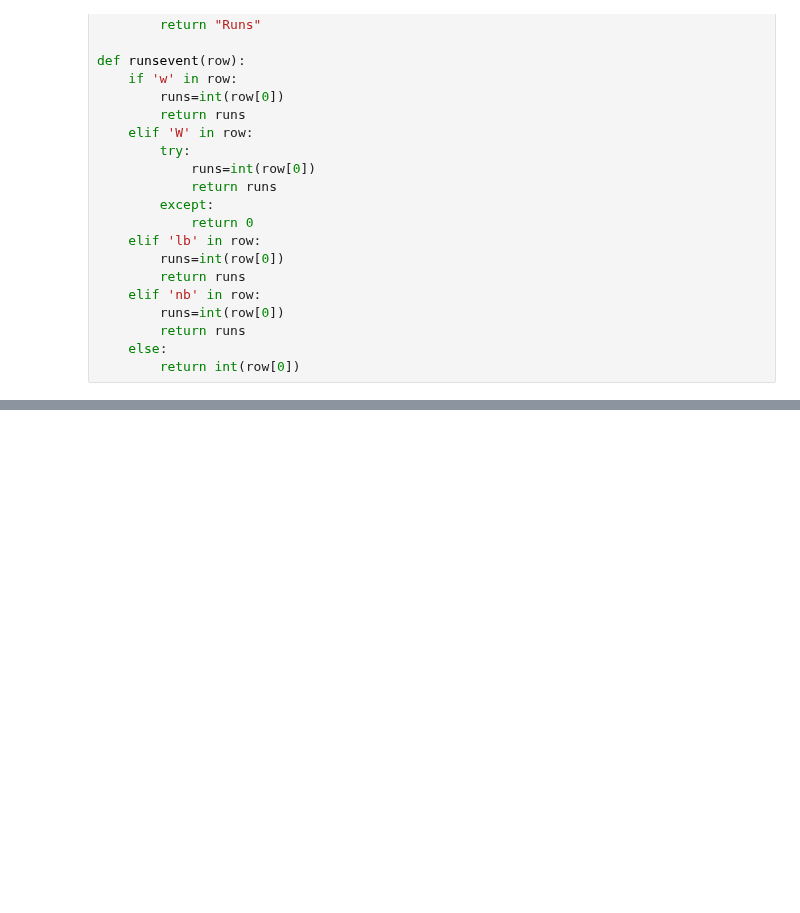
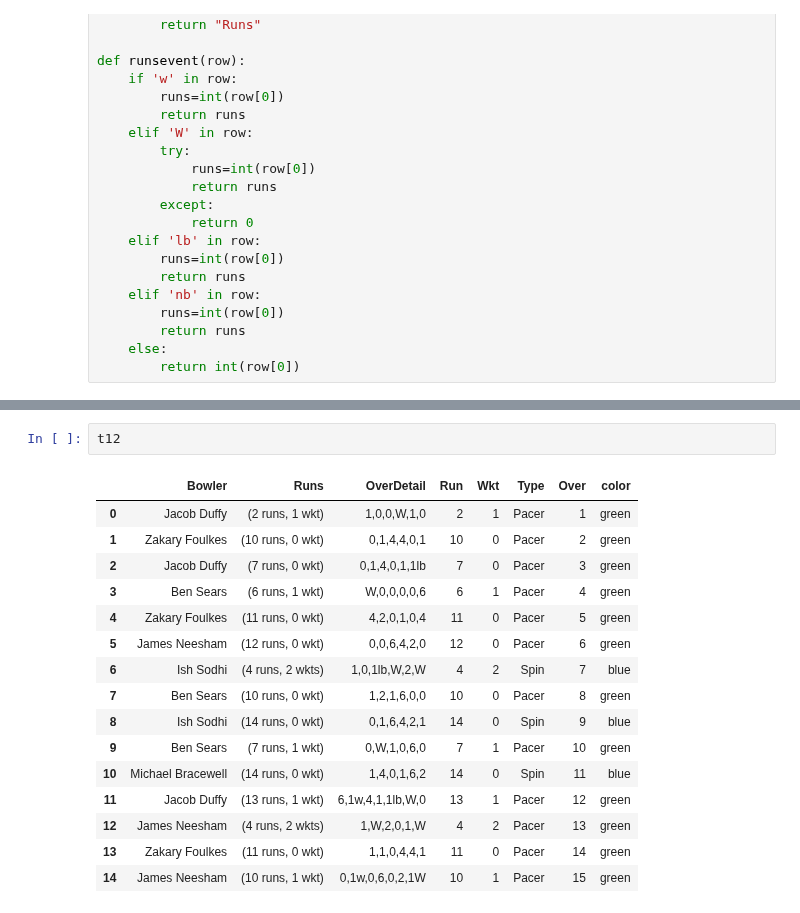
Before and after one commit to prakrist21/Python-File, a Jupyter notebook: Projects/Scraping Espncricinfo Selenium/dataframe.ipynb, the cells around one changed output, grey strips where cells are left out. Cells and saved outputs as stored; diff of their text form; blank space fills up the shorter version.

```diff
--- a/Projects/Scraping Espncricinfo Selenium/dataframe.ipynb
+++ b/Projects/Scraping Espncricinfo Selenium/dataframe.ipynb
@@ -188,0 +226,19 @@ t1detail.tail(25)
+# %%
+t12
+# %% [output]
+|  | Bowler | Runs | OverDetail | Run | Wkt | Type | Over | color |
+| 0 | Jacob Duffy | (2 runs, 1 wkt) | 1,0,0,W,1,0 | 2 | 1 | Pacer | 1 | green |
+| 1 | Zakary Foulkes | (10 runs, 0 wkt) | 0,1,4,4,0,1 | 10 | 0 | Pacer | 2 | green |
+| 2 | Jacob Duffy | (7 runs, 0 wkt) | 0,1,4,0,1,1lb | 7 | 0 | Pacer | 3 | green |
+| 3 | Ben Sears | (6 runs, 1 wkt) | W,0,0,0,0,6 | 6 | 1 | Pacer | 4 | green |
+| 4 | Zakary Foulkes | (11 runs, 0 wkt) | 4,2,0,1,0,4 | 11 | 0 | Pacer | 5 | green |
+| 5 | James Neesham | (12 runs, 0 wkt) | 0,0,6,4,2,0 | 12 | 0 | Pacer | 6 | green |
+| 6 | Ish Sodhi | (4 runs, 2 wkts) | 1,0,1lb,W,2,W | 4 | 2 | Spin | 7 | blue |
+| 7 | Ben Sears | (10 runs, 0 wkt) | 1,2,1,6,0,0 | 10 | 0 | Pacer | 8 | green |
+| 8 | Ish Sodhi | (14 runs, 0 wkt) | 0,1,6,4,2,1 | 14 | 0 | Spin | 9 | blue |
+| 9 | Ben Sears | (7 runs, 1 wkt) | 0,W,1,0,6,0 | 7 | 1 | Pacer | 10 | green |
+| 10 | Michael Bracewell | (14 runs, 0 wkt) | 1,4,0,1,6,2 | 14 | 0 | Spin | 11 | blue |
+| 11 | Jacob Duffy | (13 runs, 1 wkt) | 6,1w,4,1,1lb,W,0 | 13 | 1 | Pacer | 12 | green |
+| 12 | James Neesham | (4 runs, 2 wkts) | 1,W,2,0,1,W | 4 | 2 | Pacer | 13 | green |
+| 13 | Zakary Foulkes | (11 runs, 0 wkt) | 1,1,0,4,4,1 | 11 | 0 | Pacer | 14 | green |
+| 14 | James Neesham | (10 runs, 1 wkt) | 0,1w,0,6,0,2,1W | 10 | 1 | Pacer | 15 | green |
```
Also changed, not shown: parts of 16 cells of this notebook, 5 other files.
